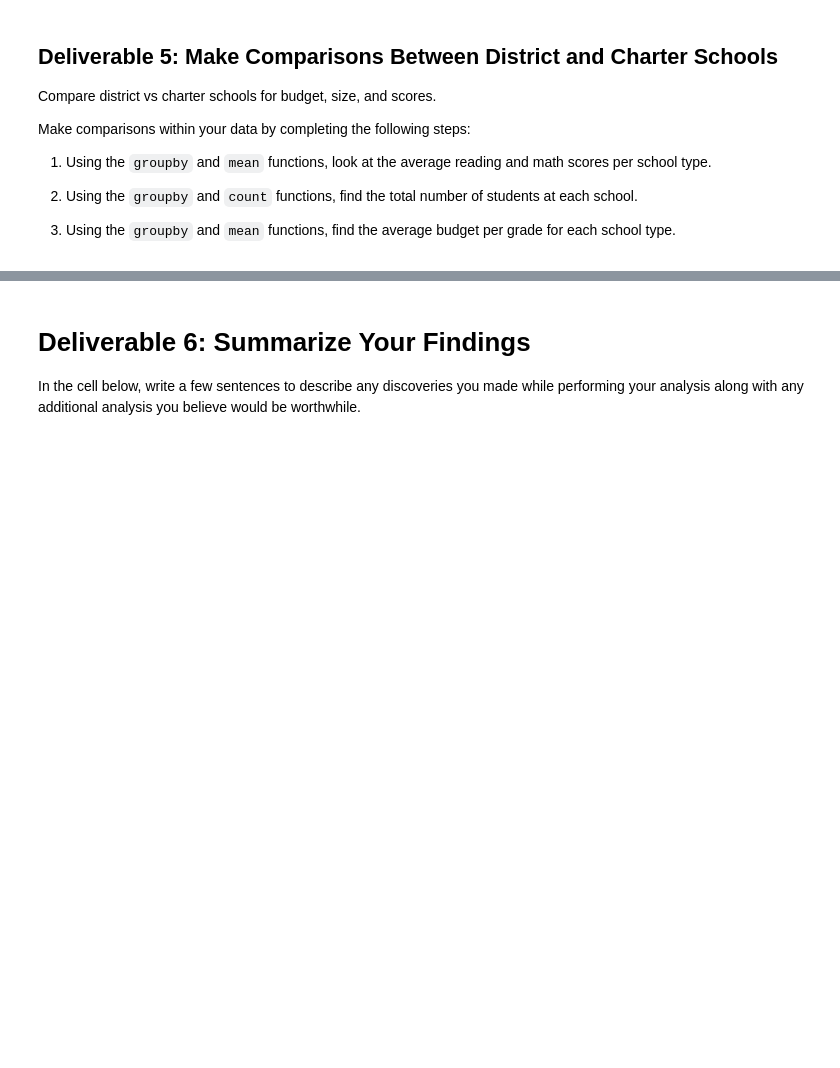
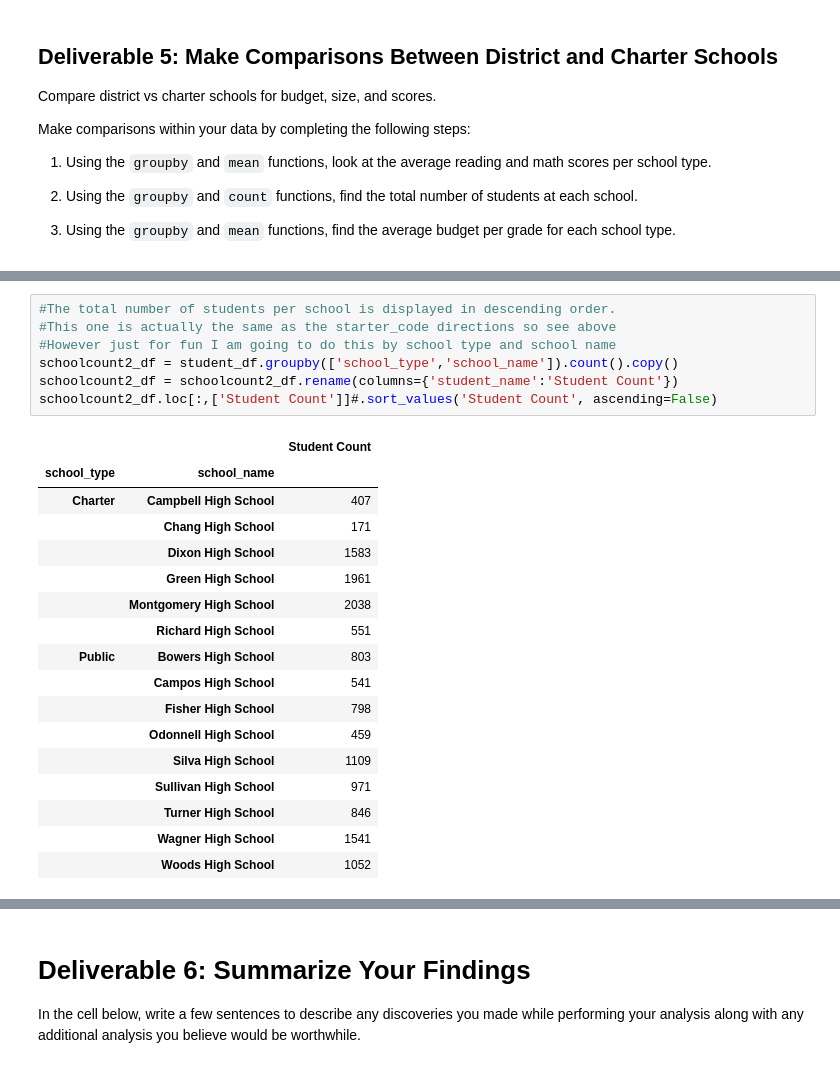
Before and after one commit to patgilch17/School_District_Analysis, a Jupyter notebook: Student_Data_Challenge_Starter_Code/Unsolved/Student_Data_Challenge_Starter_Code.ipynb, the cells around one changed output, grey strips where cells are left out. Cells and saved outputs as stored; diff of their text form; blank space fills up the shorter version.

```diff
--- a/Student_Data_Challenge_Starter_Code/Unsolved/Student_Data_Challenge_Starter_Code.ipynb
+++ b/Student_Data_Challenge_Starter_Code/Unsolved/Student_Data_Challenge_Starter_Code.ipynb
@@ -257,0 +349,25 @@ Make comparisons within your data by completing the following steps:
+# %%
+#The total number of students per school is displayed in descending order.
+#This one is actually the same as the starter_code directions so see above
+#However just for fun I am going to do this by school type and school name
+schoolcount2_df = student_df.groupby(['school_type','school_name']).count().copy()
+schoolcount2_df = schoolcount2_df.rename(columns={'student_name':'Student Count'})
+schoolcount2_df.loc[:,['Student Count']]#.sort_values('Student Count', ascending=False)
+# %% [output]
+|  |  | Student Count |
+| school_type | school_name |  |
+| Charter | Campbell High School | 407 |
+|  | Chang High School | 171 |
+|  | Dixon High School | 1583 |
+|  | Green High School | 1961 |
+|  | Montgomery High School | 2038 |
+|  | Richard High School | 551 |
+| Public | Bowers High School | 803 |
+|  | Campos High School | 541 |
+|  | Fisher High School | 798 |
+|  | Odonnell High School | 459 |
+|  | Silva High School | 1109 |
+|  | Sullivan High School | 971 |
+|  | Turner High School | 846 |
+|  | Wagner High School | 1541 |
+|  | Woods High School | 1052 |
```
Also changed, not shown: parts of 9 cells of this notebook, 1 other file.
